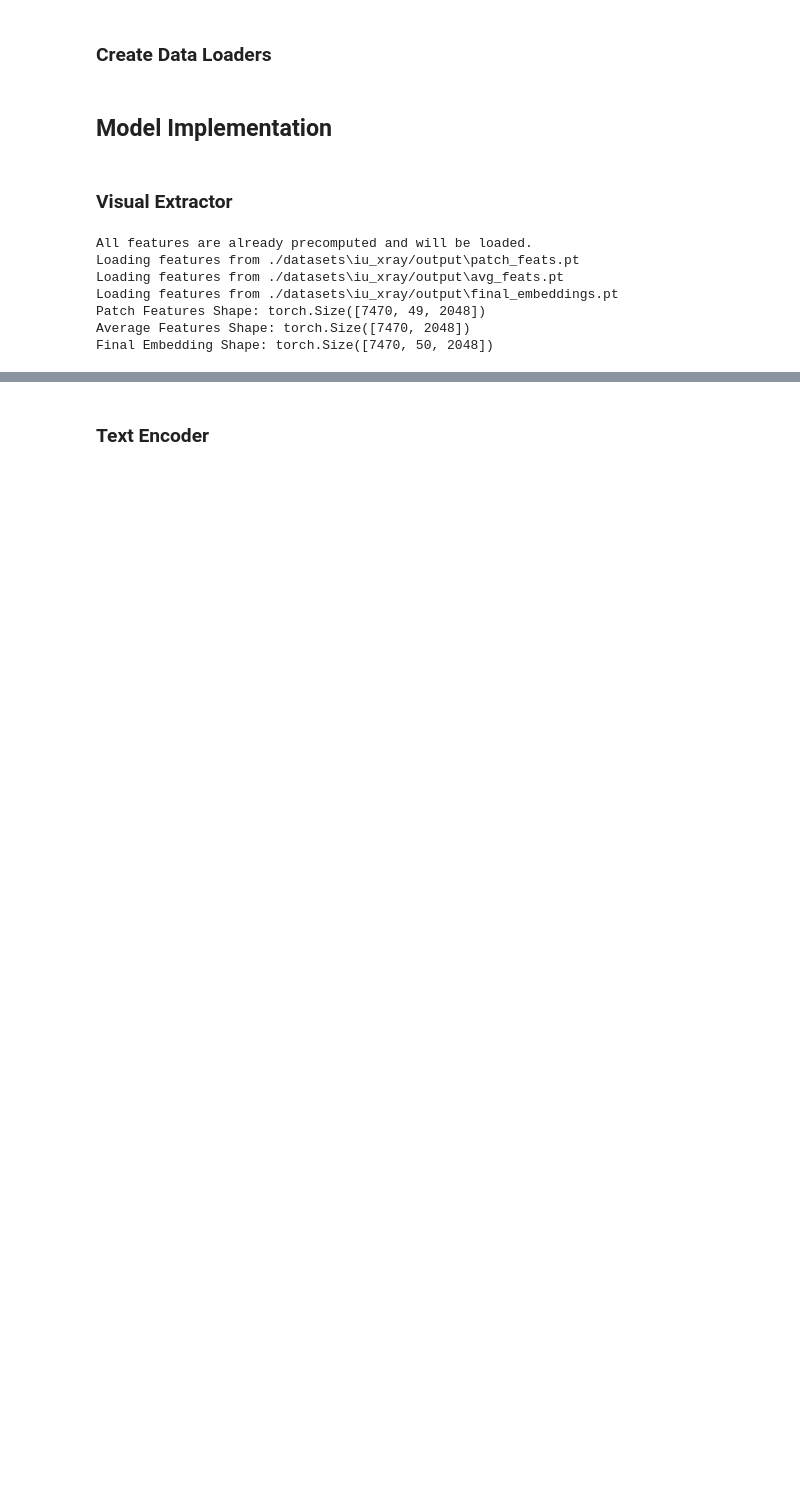
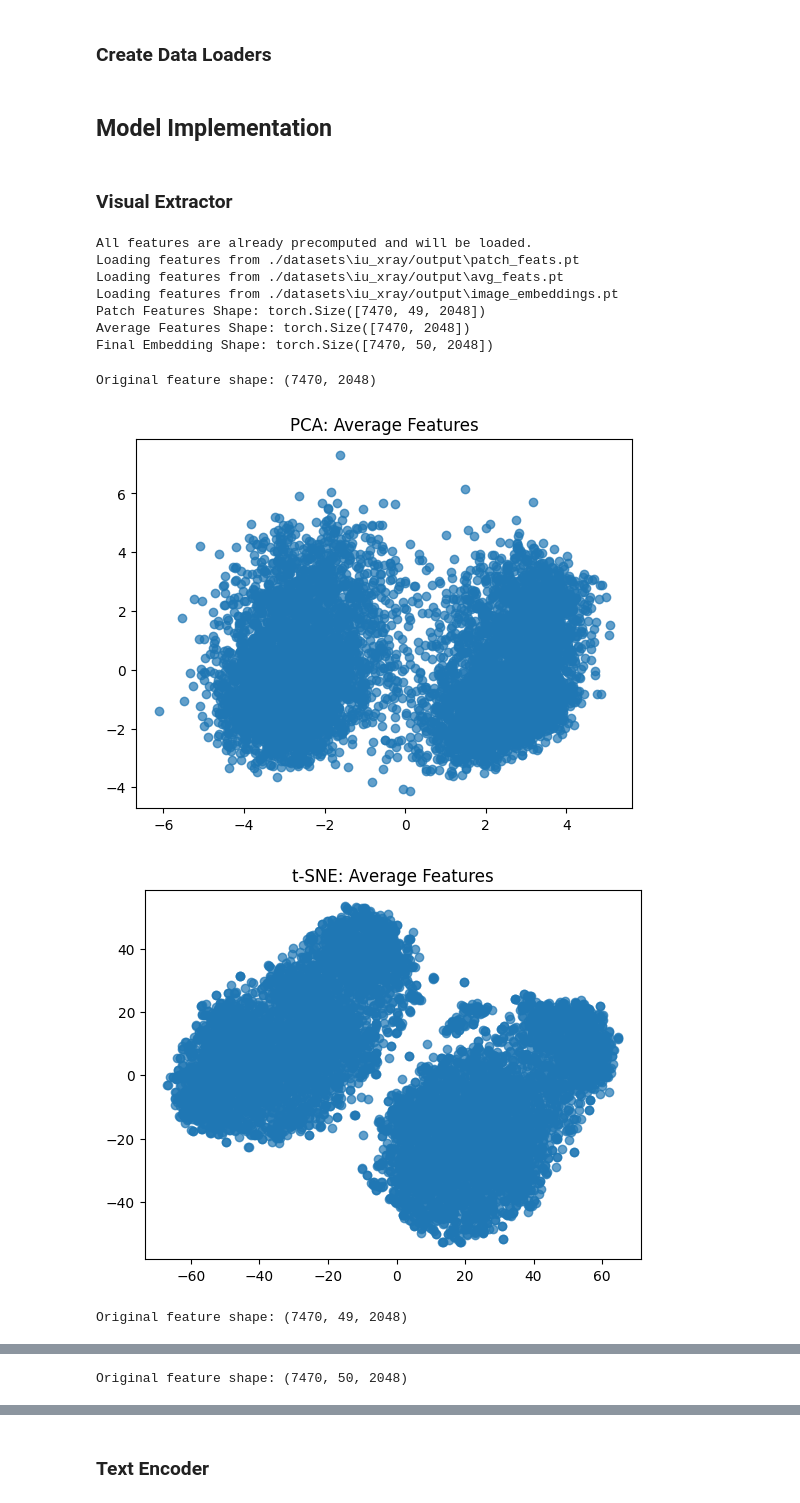
Before and after one commit to RaginiMehta/CS550_ASMT_MRSMK, a Jupyter notebook: MRSMK.ipynb, the cells around one changed output, grey strips where cells are left out. Cells and saved outputs as stored; diff of their text form; code cells hidden in the pictures; blank space fills up the shorter version.

Commit message:
Added Graphs

```diff
--- a/MRSMK.ipynb
+++ b/MRSMK.ipynb
@@ -730,35 +729,35 @@ def load_features(file_path):
 feature_dir = output_directory
 patch_feats_file = os.path.join(output_directory, 'patch_feats.pt')
 avg_feats_file = os.path.join(output_directory, 'avg_feats.pt')
-final_embeddings_file = os.path.join(output_directory, 'final_embeddings.pt')
+image_embeddings_file = os.path.join(output_directory, 'image_embeddings.pt')
 images_dataloader = load_preprocessed_images(iu_xray_images_preprocessed)
 
 
 # extracting and saving the extracted features
-if os.path.exists(patch_feats_file) and os.path.exists(avg_feats_file) and os.path.exists(final_embeddings_file):
+if os.path.exists(patch_feats_file) and os.path.exists(avg_feats_file) and os.path.exists(image_embeddings_file):
     print("All features are already precomputed and will be loaded.")
     patch_feats = load_features(patch_feats_file)
     avg_feats = load_features(avg_feats_file)
-    final_embeddings = load_features(final_embeddings_file)
+    image_embeddings = load_features(image_embeddings_file)
 else:
     print("Extracting features since they are not precomputed...")
-    patch_feats, avg_feats, final_embeddings = extract_features(images_dataloader)
+    patch_feats, avg_feats, image_embeddings = extract_features(images_dataloader)
 
     os.makedirs(feature_dir, exist_ok=True)
     save_features(patch_feats_file, patch_feats)
     save_features(avg_feats_file, avg_feats)
-    save_features(final_embeddings_file, final_embeddings)
+    save_features(image_embeddings_file, image_embeddings)
 
 
 # displaying sizes of the feature dataframes
 print("Patch Features Shape:", patch_feats.shape)
 print("Average Features Shape:", avg_feats.shape)
-print("Final Embedding Shape:", final_embeddings.shape)
+print("Final Embedding Shape:", image_embeddings.shape)
 # %% [output]
 All features are already precomputed and will be loaded.
 Loading features from ./datasets\iu_xray/output\patch_feats.pt
 Loading features from ./datasets\iu_xray/output\avg_feats.pt
-Loading features from ./datasets\iu_xray/output\final_embeddings.pt
+Loading features from ./datasets\iu_xray/output\image_embeddings.pt
 Patch Features Shape: torch.Size([7470, 49, 2048])
 Average Features Shape: torch.Size([7470, 2048])
 Final Embedding Shape: torch.Size([7470, 50, 2048])
@@ -799,33 +798,38 @@ def visualize_features(features, title):
     plt.show()
     plt.figure(figsize=(8, 8))
     plt.scatter(pca_result[:, 0], pca_result[:, 1], c=labels, cmap='viridis', alpha=0.5)
     plt.title('PCA Result with K-Means Clusters')
     plt.colorbar()
     plt.show()
 
 
 # function to visualize features using PCA and t-SNE, without clustering
 def visualize_features_2(features, title):
     print(f"Original feature shape: {features.shape}")
 
     flattened_features = features.reshape(features.shape[0], -1)
 
     pca = PCA(n_components=2)
     pca_result = pca.fit_transform(flattened_features)
 
     tsne = TSNE(n_components=2)
     tsne_result = tsne.fit_transform(flattened_features)
 
     plt.scatter(pca_result[:, 0], pca_result[:, 1], alpha=0.7)
     plt.title(f'PCA: {title}')
     plt.show()
 
     plt.scatter(tsne_result[:, 0], tsne_result[:, 1], alpha=0.7)
     plt.title(f't-SNE: {title}')
     plt.show()
 
 
 # visualizing average features
-visualize_features(avg_feats.numpy(), "Average Features")
-visualize_features(patch_feats.numpy(), "Patch Features")
-visualize_features_2(final_embeddings.numpy(), "Final Embeddings")
+visualize_features_2(avg_feats.numpy(), "Average Features")
+visualize_features_2(patch_feats.numpy(), "Patch Features")
+visualize_features_2(image_embeddings.numpy(), "Image Embeddings")
+# %% [output]
+Original feature shape: (7470, 2048)
+[figure, added]
+[figure, added]
+Original feature shape: (7470, 49, 2048)
@@ -831,0 +838 @@ visualize_features_2(final_embeddings.numpy(), "Final Embeddings")
+Original feature shape: (7470, 50, 2048)
```
Also changed, not shown: parts of 4 cells of this notebook.
